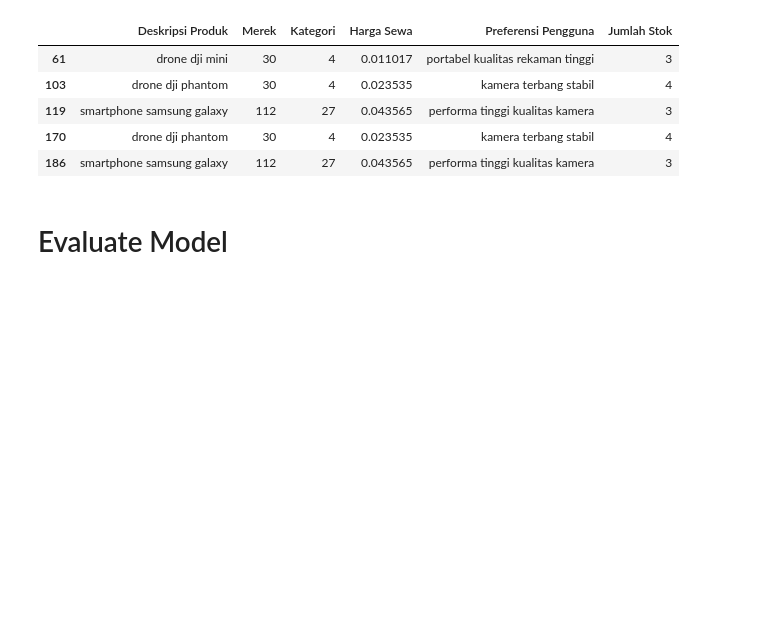
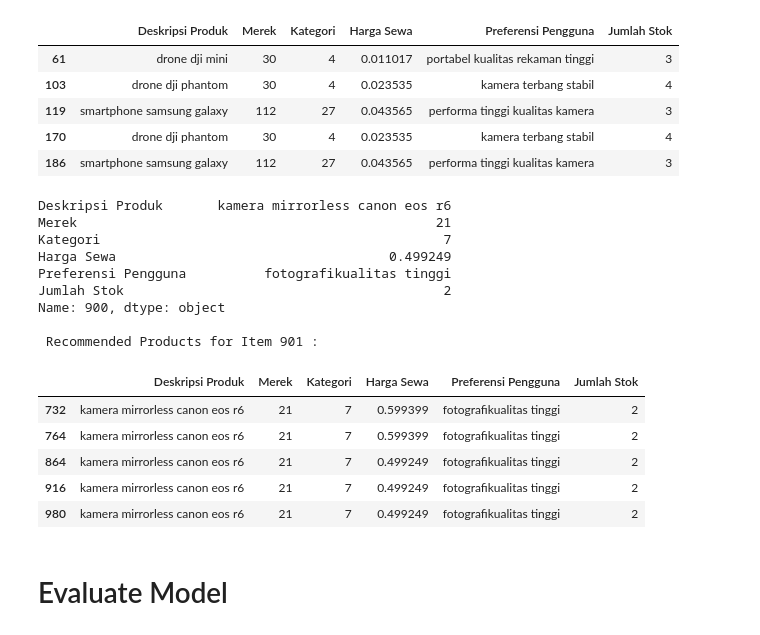
Before and after one commit to BangkitCapstone2023/BarKit-ML, a Jupyter notebook: Fitur2_model/Machine Learning for Recomendation system.ipynb, the cells around one changed output. Cells and saved outputs as stored; diff of their text form; code cells hidden in the pictures; blank space fills up the shorter version.

```diff
--- a/Fitur2_model/Machine Learning for Recomendation system.ipynb
+++ b/Fitur2_model/Machine Learning for Recomendation system.ipynb
@@ -448,6 +448,32 @@ Name: 31, dtype: object
 | 119 | smartphone samsung galaxy | 112 | 27 | 0.043565 | performa tinggi kualitas kamera | 3 |
 | 170 | drone dji phantom | 30 | 4 | 0.023535 | kamera terbang stabil | 4 |
 | 186 | smartphone samsung galaxy | 112 | 27 | 0.043565 | performa tinggi kualitas kamera | 3 |
+# %%
+print(df1.loc[900])
+
+# Example usage
+item_id = 900  # ID of the item to be recommended
+recommended_products = content_based_filtering(item_id, similar_items, df1)
+
+# Displaying recommended products
+print("\n Recommended Products for Item", item_id+1, ":")
+recommended_products
+# %% [output]
+Deskripsi Produk       kamera mirrorless canon eos r6
+Merek                                              21
+Kategori                                            7
+Harga Sewa                                   0.499249
+Preferensi Pengguna          fotografikualitas tinggi
+Jumlah Stok                                         2
+Name: 900, dtype: object
+
+ Recommended Products for Item 901 :
+|  | Deskripsi Produk | Merek | Kategori | Harga Sewa | Preferensi Pengguna | Jumlah Stok |
+| 732 | kamera mirrorless canon eos r6 | 21 | 7 | 0.599399 | fotografikualitas tinggi | 2 |
+| 764 | kamera mirrorless canon eos r6 | 21 | 7 | 0.599399 | fotografikualitas tinggi | 2 |
+| 864 | kamera mirrorless canon eos r6 | 21 | 7 | 0.499249 | fotografikualitas tinggi | 2 |
+| 916 | kamera mirrorless canon eos r6 | 21 | 7 | 0.499249 | fotografikualitas tinggi | 2 |
+| 980 | kamera mirrorless canon eos r6 | 21 | 7 | 0.499249 | fotografikualitas tinggi | 2 |
 # %% [markdown]
 # Evaluate Model
 # %%
```
Also changed, not shown: parts of 1 cell of this notebook.
